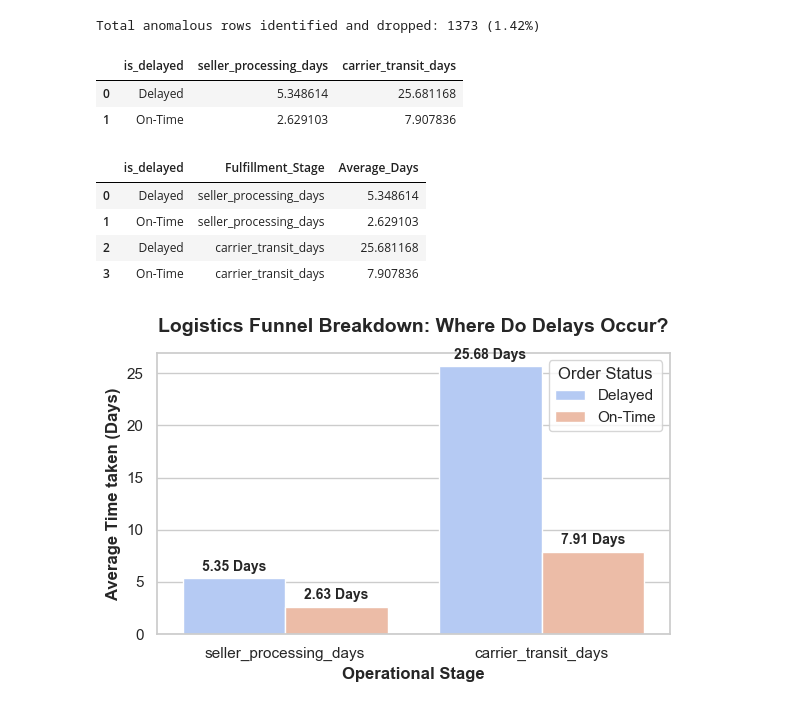
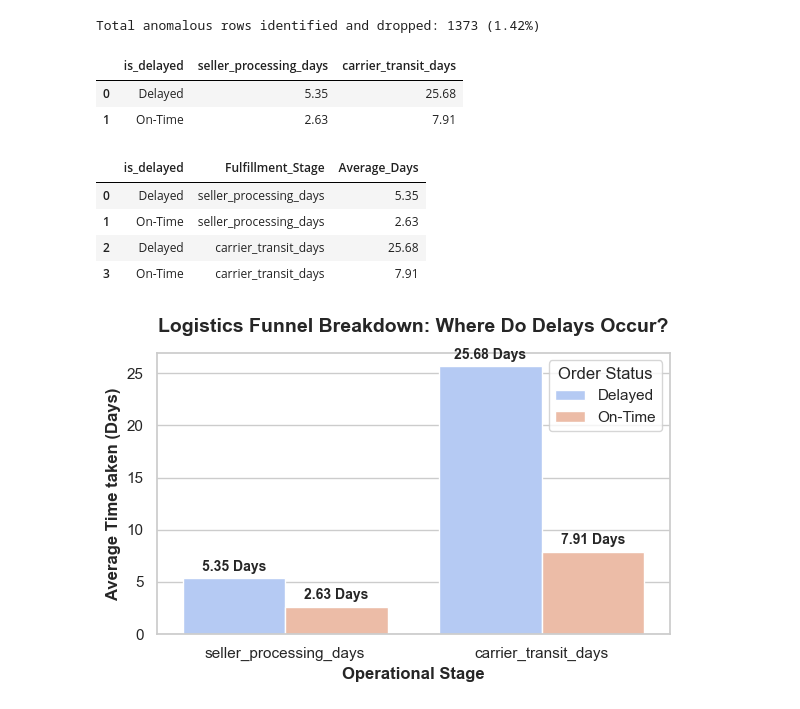
Before and after one commit to omkaryadav-11/olist-delivery-analysis, a Jupyter notebook: analysis.ipynb, the cells around one changed output. Saved outputs shown, nothing was run; the diff lists cells and outputs as text; code cells hidden in the pictures.

```diff
--- a/analysis.ipynb
+++ b/analysis.ipynb
@@ -482,14 +484,14 @@ Total anomalous rows identified and dropped: 1373 (1.42%)
 # %%
 # Filtering out valid data
 cleaned_df=orders[~invalid_rows].copy()
 
 # Calculating metric for sellers delivery time and carriers delivery time
-analysis_q1=cleaned_df.groupby("is_delayed")[["seller_processing_days","carrier_transit_days"]].mean().reset_index()
+analysis_q1=cleaned_df.groupby("is_delayed")[["seller_processing_days","carrier_transit_days"]].mean().round(2).reset_index()
 analysis_q1
 # %% [output]
 |  | is_delayed | seller_processing_days | carrier_transit_days |
-| 0 | Delayed | 5.348614 | 25.681168 |
-| 1 | On-Time | 2.629103 | 7.907836 |
+| 0 | Delayed | 5.35 | 25.68 |
+| 1 | On-Time | 2.63 | 7.91 |
 # %%
 # Reshaping data from wide to long format for better visualization
 melted_df = pd.melt(analysis_q1, id_vars=['is_delayed'],
@@ -498,10 +500,10 @@ melted_df = pd.melt(analysis_q1, id_vars=['is_delayed'],
 melted_df
 # %% [output]
 |  | is_delayed | Fulfillment_Stage | Average_Days |
-| 0 | Delayed | seller_processing_days | 5.348614 |
-| 1 | On-Time | seller_processing_days | 2.629103 |
-| 2 | Delayed | carrier_transit_days | 25.681168 |
-| 3 | On-Time | carrier_transit_days | 7.907836 |
+| 0 | Delayed | seller_processing_days | 5.35 |
+| 1 | On-Time | seller_processing_days | 2.63 |
+| 2 | Delayed | carrier_transit_days | 25.68 |
+| 3 | On-Time | carrier_transit_days | 7.91 |
 # %%
 # Plotting
 plt.figure(figsize=(6,4))
```
Also changed, not shown: parts of 15 cells of this notebook.
